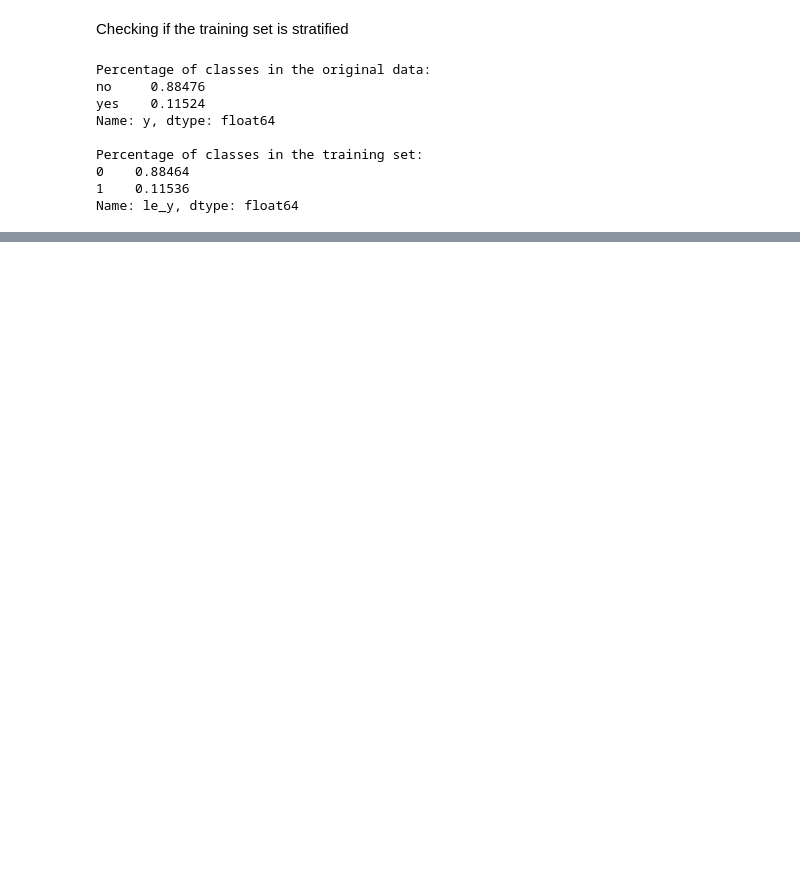
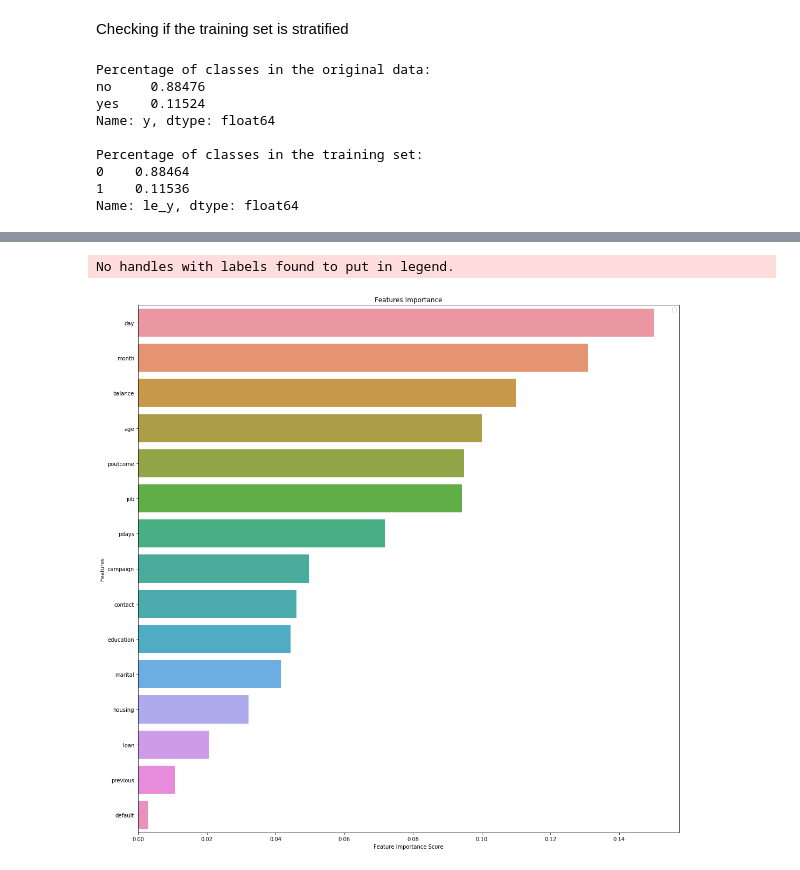
Before and after one commit to fredboneML/Bank-Direct-Marketing, a Jupyter notebook: Bank-Direct-Marketing.ipynb, the cells around one changed output, grey strips where cells are left out. Saved outputs shown, nothing was run; the diff lists cells and outputs as text; code cells hidden in the pictures; blank space fills up the shorter version.

```diff
--- a/Bank-Direct-Marketing.ipynb
+++ b/Bank-Direct-Marketing.ipynb
@@ -299,0 +356,7 @@ ValueError: not enough values to unpack (expected 2, got 1)
+# %%
+# Arbitrarily encoding
+enc = OrdinalCategoricalEncoder(encoding_method = 'arbitrary')
+enc.fit(train_t, y_train)
+
+X_train_t = enc.transform(train_t)
+X_test_t = enc.transform(test_t)
@@ -334,6 +511,6 @@ grid_search_rf = GridSearchCV(estimator = clf_rf, param_grid = param_grid_rf,
                           cv = 3, n_jobs = -1, verbose = 2)
 # %%
 # Fit the grid search to the data
-grid_search_rf.fit(X_train_prep, y_train)
+grid_search_rf.fit(X_train_t, y_train)
 grid_search_rf.best_params_
 # %% [output]
@@ -340,0 +529,16 @@ NameError: name 'X_train_prep' is not defined
+# %%
+# Variable importance
+best_grid_rf = grid_search_rf.best_estimator_
+feature_imp = pd.Series(best_grid_rf.feature_importances_, index=X_train_t.columns).sort_values(ascending=False)
+fig = plt.figure(figsize=(18, 18))
+# Creating a bar plot
+sns.barplot(x=feature_imp, y=feature_imp.index)
+# Add labels to the graph
+plt.xlabel('Feature Importance Score')
+plt.ylabel('Features')
+plt.title("Features Importance")
+plt.legend()
+plt.show()
+# %% [output]
+No handles with labels found to put in legend.
+[figure, added]
```
Also changed, not shown: parts of 39 cells of this notebook, 6 other files.
